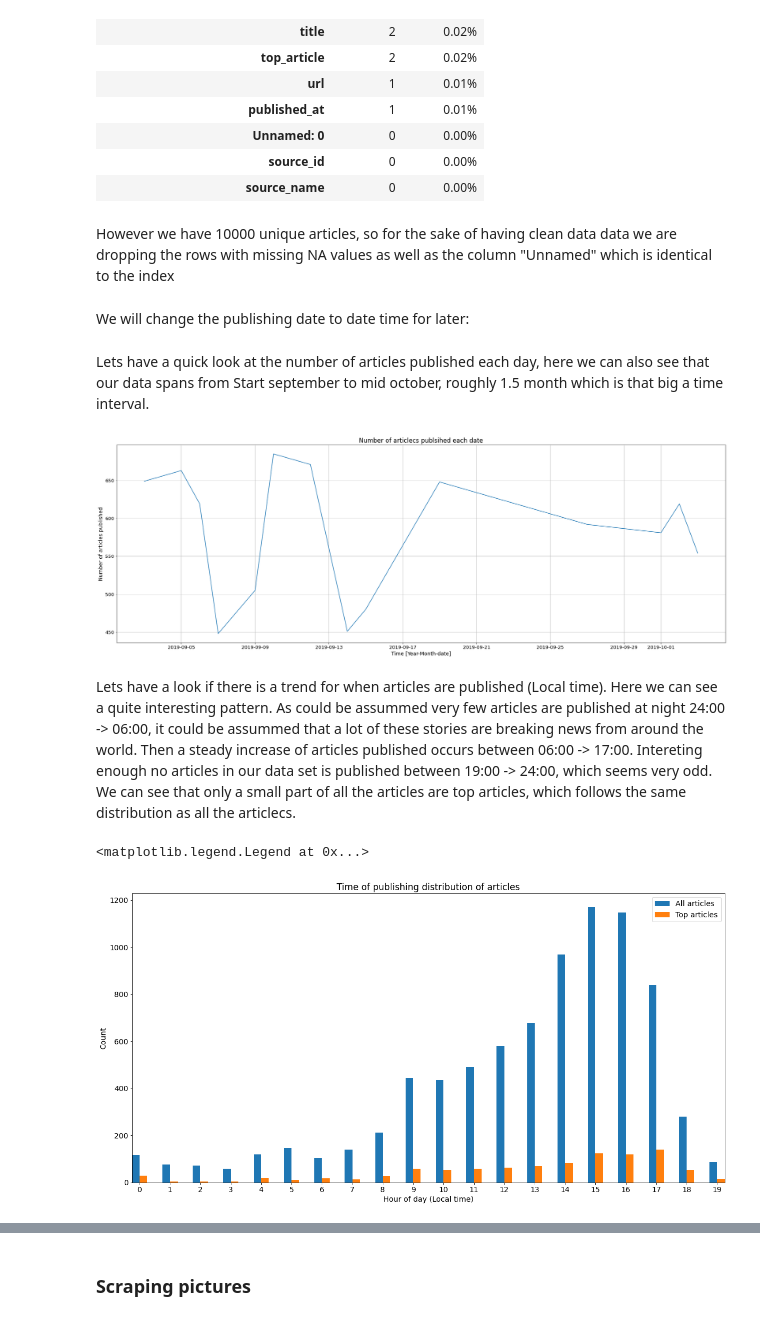
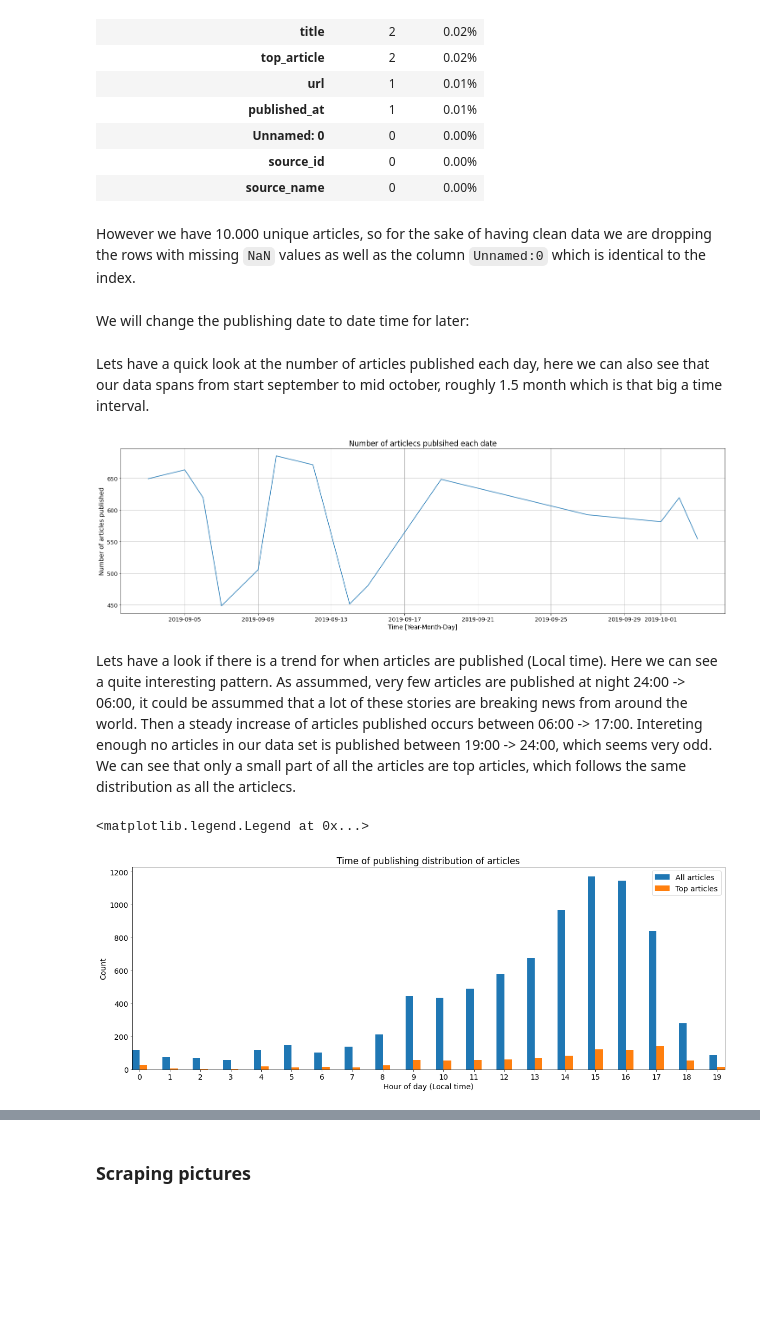
Before and after one commit to illumlol/ABA_2022, a Jupyter notebook: Final_notebook.ipynb, the cells around one changed output, grey strips where cells are left out. Cells and saved outputs as stored; diff of their text form; code cells hidden in the pictures; blank space fills up the shorter version.

```diff
--- a/Final_notebook.ipynb
+++ b/Final_notebook.ipynb
@@ -159,7 +157,7 @@ NA.style.background_gradient(cmap="summer", subset=['NA Count'])
 | source_id | 0 | 0.00% |
 | source_name | 0 | 0.00% |
 # %% [markdown]
-However we have 10000 unique articles, so for the sake of having clean data data we are dropping the rows with missing NA values as well as the column "Unnamed" which is identical to the index
+However we have 10.000 unique articles, so for the sake of having clean data we are dropping the rows with missing `NaN` values as well as the column `Unnamed:0` which is identical to the index.
 # %%
 df = df.dropna(subset = [ 'source_id', 'source_name', 'author', 'title',
        'description', 'url', 'published_at',
@@ -177,19 +175,19 @@ df['Month'] = df.published_at.apply(lambda x: x.month)
 df['Year'] = df.published_at.apply(lambda x: x.year)
 df['date'] = df.published_at.dt.strftime('%Y-%m')
 # %% [markdown]
-Lets have a quick look at the number of articles published each day, here we can also see that our data spans from Start september to mid october, roughly 1.5 month which is that big a time interval.
+Lets have a quick look at the number of articles published each day, here we can also see that our data spans from start september to mid october, roughly 1.5 month which is that big a time interval.
 # %%
 plt.rcParams.update({'font.size': 14})
-df.published_at.dt.date.value_counts().plot(figsize=(30,10),
-                                            xlabel="Time [Year-Month-date]",
+df.published_at.dt.date.value_counts().plot(figsize=(25,7),
+                                            xlabel="Time [Year-Month-Day]",
                                             ylabel="Number of articles published",
                                             fontsize=13,
                                             title="Number of articlecs publsihed each date")
 plt.grid()
 # %% [output]
-[figure, old version]
+[figure, new version]
 # %% [markdown]
-Lets have a look if there is a trend for when articles are published (Local time). Here we can see a quite interesting pattern. As could be assummed very few articles are published at night 24:00 -> 06:00, it could be assummed that a lot of these stories are breaking news from around the world. Then a steady increase of articles published occurs between 06:00 -> 17:00. Intereting enough no articles in our data set is published between 19:00 -> 24:00, which seems very odd. We can see that only a small part of all the articles are top articles, which follows the same distribution as all the articlecs.
+Lets have a look if there is a trend for when articles are published (Local time). Here we can see a quite interesting pattern. As assummed, very few articles are published at night 24:00 -> 06:00, it could be assummed that a lot of these stories are breaking news from around the world. Then a steady increase of articles published occurs between 06:00 -> 17:00. Intereting enough no articles in our data set is published between 19:00 -> 24:00, which seems very odd. We can see that only a small part of all the articles are top articles, which follows the same distribution as all the articlecs.
 # %%
 bar_df=df.published_at.dt.hour.value_counts().sort_index().to_frame()
 bar_df['Top_article']=df.groupby(df["published_at"].dt.hour)['top_article'].sum().values
@@ -197,7 +195,7 @@ bar_df['Top_article']=df.groupby(df["published_at"].dt.hour)['top_article'].sum(
 _, ax = plt.subplots()
 bar_df.plot(
             kind="bar",
-            figsize=(20,10),
+            figsize=(20,7),
             title="Time of publishing distribution of articles",
             xlabel="Hour of day (Local time)",
             ylabel="Count",
@@ -206,7 +204,7 @@ bar_df.plot(
             legend="Count of all articles");
 bar_df.Top_article.plot(
             kind="bar",
-            figsize=(20,10),
+            figsize=(20,7),
             title="Time of publishing distribution of articles",
             xlabel="Hour of day (Local time)",
             ylabel="Count",
@@ -215,10 +213,7 @@ bar_df.Top_article.plot(
             color="orange",
             width=0);
 ax.legend(["All articles", "Top articles"])
-
-#df.groupby(df["published_at"].dt.hour)['top_article'].count().plot(kind="bar")
-#seaborn.countplot(data=df, x='reputation', order=df.reputation.value_counts().index)
 # %% [output]
 <matplotlib.legend.Legend at 0x...>
-[figure, old version]
+[figure, new version]
 # %% [markdown]
```
Also changed, not shown: parts of 36 cells of this notebook, 1 other file.
